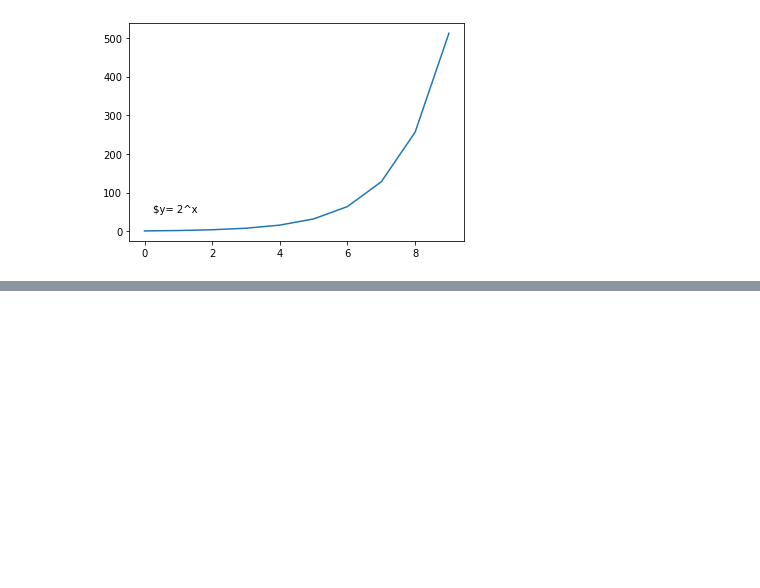
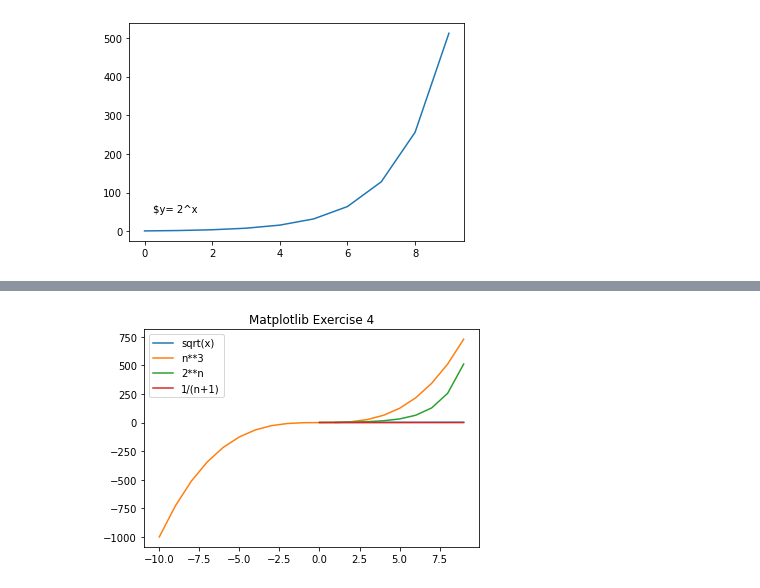
Before and after one commit to albertopuentes/numpy-pandas-visualization-exercises, a Jupyter notebook: matplotlib_exercises.ipynb, the cells around one changed output, grey strips where cells are left out. Saved outputs shown, nothing was run; the diff lists cells and outputs as text; code cells hidden in the pictures; blank space fills up the shorter version.

```diff
--- a/matplotlib_exercises.ipynb
+++ b/matplotlib_exercises.ipynb
@@ -80,0 +90,23 @@ plt.show()
+# %%
+
+x = range(1, 10)
+y = [math.sqrt(n) for n in x]
+plt.plot(x, y, label = 'sqrt(x)')
+
+x = range(-10, 10)
+y = [n**3 for n in x]
+plt.plot(x, y, label = 'n**3')
+
+x = range(0, 10)
+y = [2**n for n in x]
+plt.plot(x, y, label = '2**n')
+
+x = range(0, 10)
+y = [(1/(n+1)) for n in x]
+plt.plot(x, y, label = '1/(n+1)')
+
+plt.title('Matplotlib Exercise 4')
+plt.legend()
+plt.show()
+# %% [output]
+[figure, added]
```
Also changed, not shown: parts of 2 cells of this notebook.
